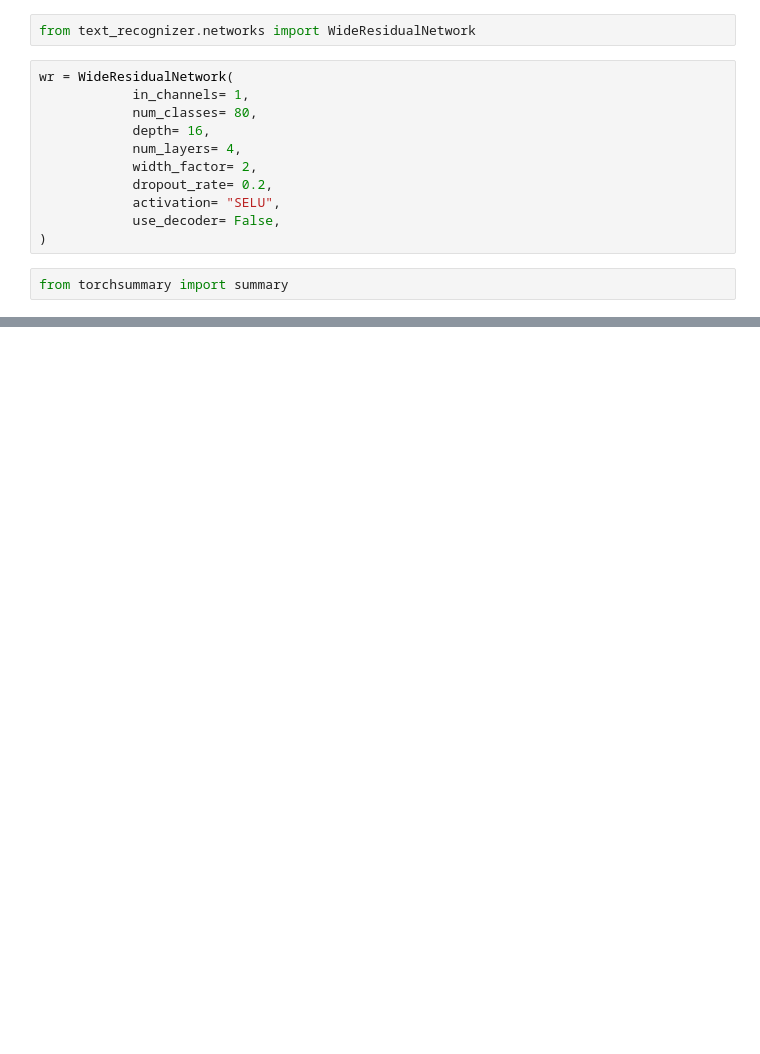
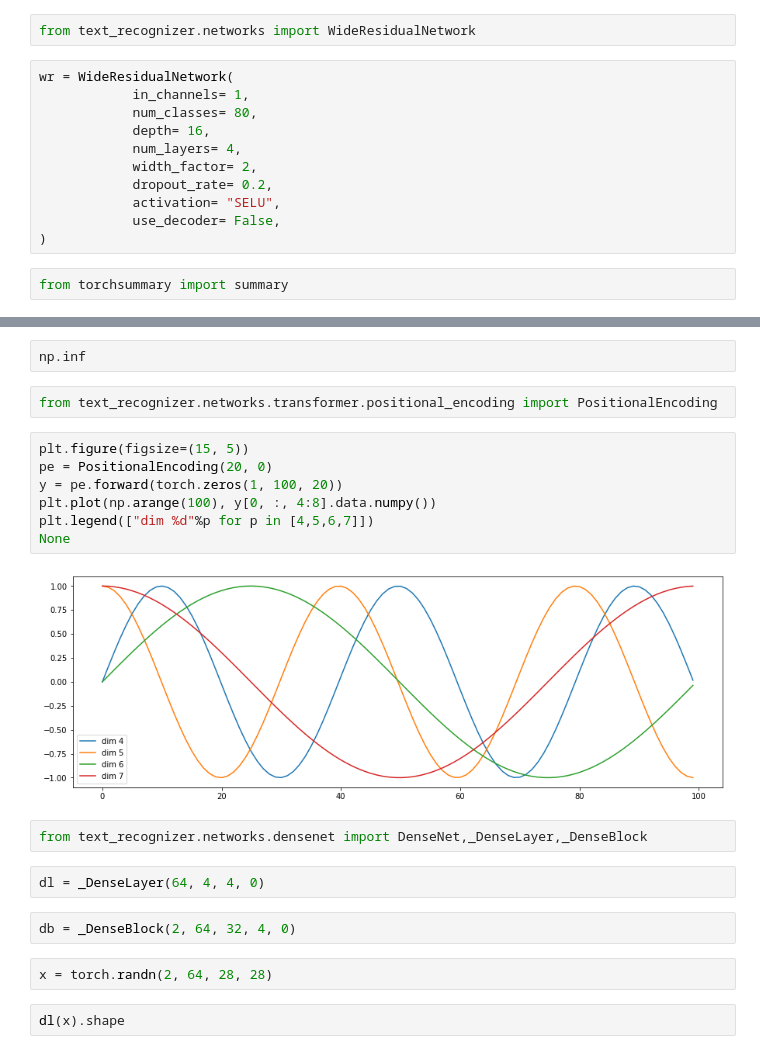
Before and after one commit to aktersnurra/text-recognizer, a Jupyter notebook: src/notebooks/00-testing-stuff-out.ipynb, the cells around one changed output, grey strips where cells are left out. Saved outputs shown, nothing was run; the diff lists cells and outputs as text; blank space fills up the shorter version.

```diff
--- a/src/notebooks/00-testing-stuff-out.ipynb
+++ b/src/notebooks/00-testing-stuff-out.ipynb
@@ -165,0 +61,23 @@ Estimated Total Size (MB): 12.90
+# %%
+np.inf
+# %%
+from text_recognizer.networks.transformer.positional_encoding import PositionalEncoding
+# %%
+plt.figure(figsize=(15, 5))
+pe = PositionalEncoding(20, 0)
+y = pe.forward(torch.zeros(1, 100, 20))
+plt.plot(np.arange(100), y[0, :, 4:8].data.numpy())
+plt.legend(["dim %d"%p for p in [4,5,6,7]])
+None
+# %% [output]
+[figure, added]
+# %%
+from text_recognizer.networks.densenet import DenseNet,_DenseLayer,_DenseBlock
+# %%
+dl = _DenseLayer(64, 4, 4, 0)
+# %%
+db = _DenseBlock(2, 64, 32, 4, 0)
+# %%
+x = torch.randn(2, 64, 28, 28)
+# %%
+dl(x).shape
```
Also changed, not shown: parts of 16 cells of this notebook, 45 other files.
